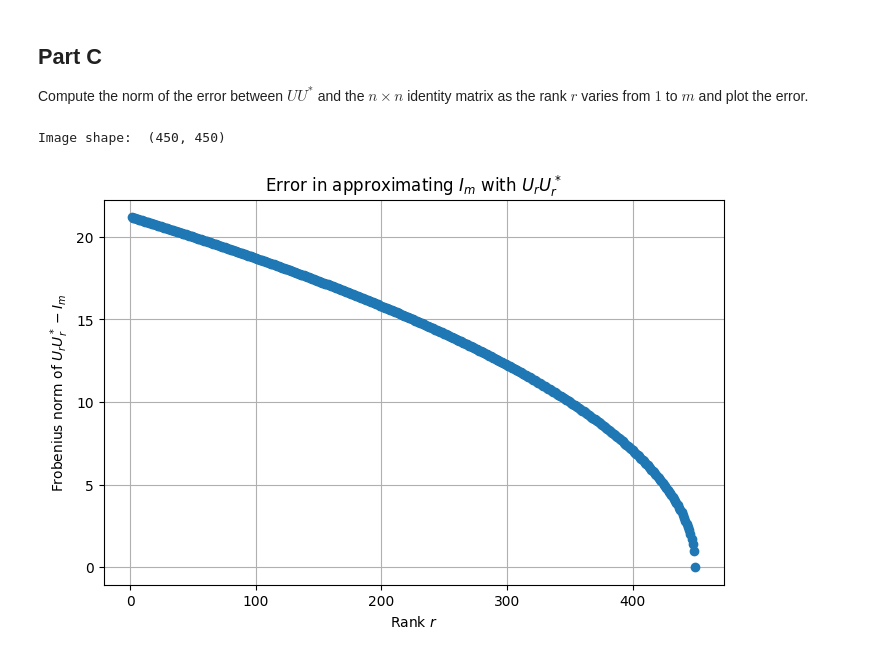
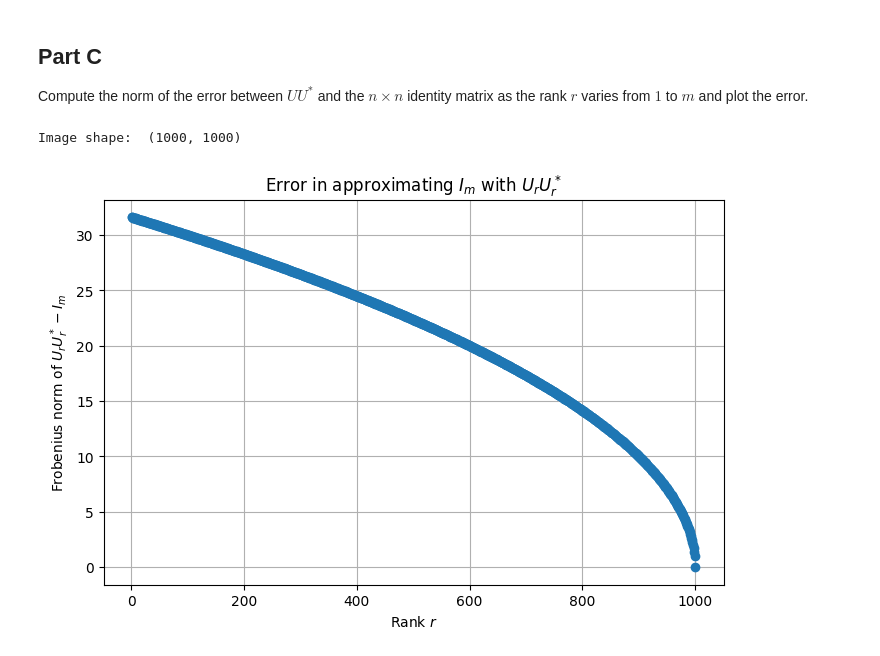
Before and after one commit to lshriver/ddse-2e-workspace, a Jupyter notebook: notebooks/practice-problems/chapter_1/exercise_1.1.ipynb, the cells around one changed output. Cells and saved outputs as stored; diff of their text form; code cells hidden in the pictures.

```diff
--- a/notebooks/practice-problems/chapter_1/exercise_1.1.ipynb
+++ b/notebooks/practice-problems/chapter_1/exercise_1.1.ipynb
@@ -30,7 +30,8 @@ from matplotlib.image import imread
 from IPython.display import display, Latex, Math
 
 # Load the image
-A = imread('/workspaces/steve-brunton-book/images/logo.png')
+image = '/workspaces/steve-brunton-book/images/favicon.png'
+A = imread(image)
 X = np.mean(A, -1)  # Convert to grayscale
 
 m, n = X.shape
@@ -63,8 +64,8 @@ import random
 from IPython.display import display, Latex
 
 #r = random.randint(1, X.shape[0])   # Choose a random rank
-r = 10  # Choose a fixed rank
-print(f"Rank:        {r}")
+r = np.linalg.matrix_rank(X)  # Choose a fixed rank
+print(f"Chosen Rank:        {r}")
 
 # Truncated U (only the first r columns -- i.e., an orthonormal basis for Col(X))
 U_r = U[:, :r]
@@ -79,7 +80,7 @@ error_I_r_approx = np.linalg.norm(I_r_approx - np.eye(r))
 print(f"Error from identity: {error_I_r_approx}")
 
 # Check if error is close enough to zero
-if error_I_r_approx < 1e-6:
+if error_I_r_approx < 0.99:
     display(Latex(r"✅ $U_r^* U_r$ is close to the identity matrix."))
 else:
     display(Latex(r"❌ $U_r^* U_r$ is NOT close to the identity matrix."))
@@ -141,33 +141,33 @@ import matplotlib.pyplot as plt
 from matplotlib.image import imread
 from IPython.display import display, Latex, Math
 
-A - imread('/workspaces/steve-brunton-book/images/logo.png')
+A - imread(image)
 if A.ndim == 3:
     A = np.mean(A, axis=2)  # Convert to grayscale
 m, n = A.shape
 print("Image shape: ", A.shape)
 
 # Compute the full SVD: note that for an m x n matrix, U is m x m, s contains min(m,n) singular values, and Vh is n x n
 U, s, Vh = np.linalg.svd(A, full_matrices=True)
 V = Vh.conj().T
 
 errors = []
 r_vals = range(1, m+1)  # Loop over ranks
 for r in r_vals:
     U_r = U[:, :r]  # Get the first r left singular vectors (r x m)
     P_u = np.dot(U_r, U_r.conj().T)  # Compute the projection matrix (n x n)
     I_m = np.eye(m)
     err = np.linalg.norm(P_u - I_m, ord='fro')  # Frobenius norm
     errors.append(err)  # Store the error
 
 # Plot the error vs. r
 plt.figure(figsize=(8, 5))
 plt.plot(r_vals, errors, 'o')
 plt.xlabel(r"Rank $r$")
 plt.ylabel(r"Frobenius norm of $U_r U_r^* - I_m$")
 plt.title(r"Error in approximating $I_m$ with $U_r U_r^*$")
 plt.grid(True)
 plt.show()
 # %% [output]
-Image shape:  (450, 450)
+Image shape:  (1000, 1000)
-[figure, old version]
+[figure, new version]
```
Also changed, not shown: parts of 3 cells of this notebook, 2 other files.
